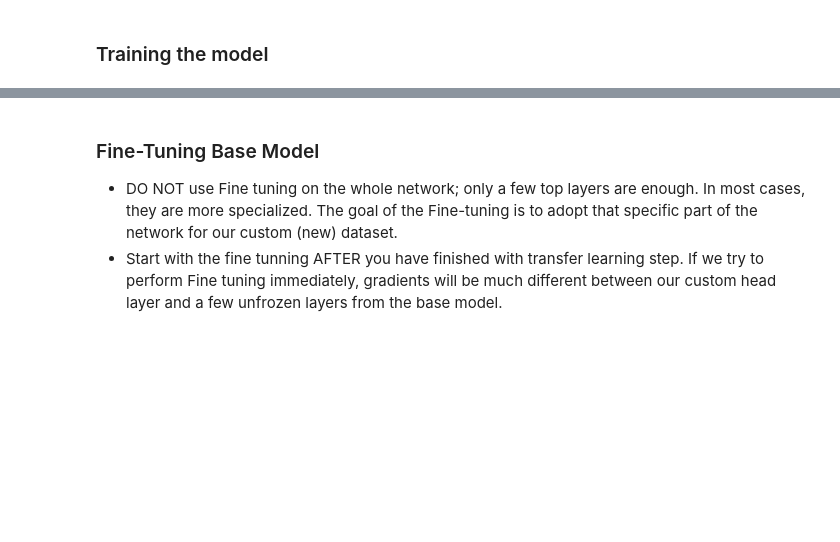
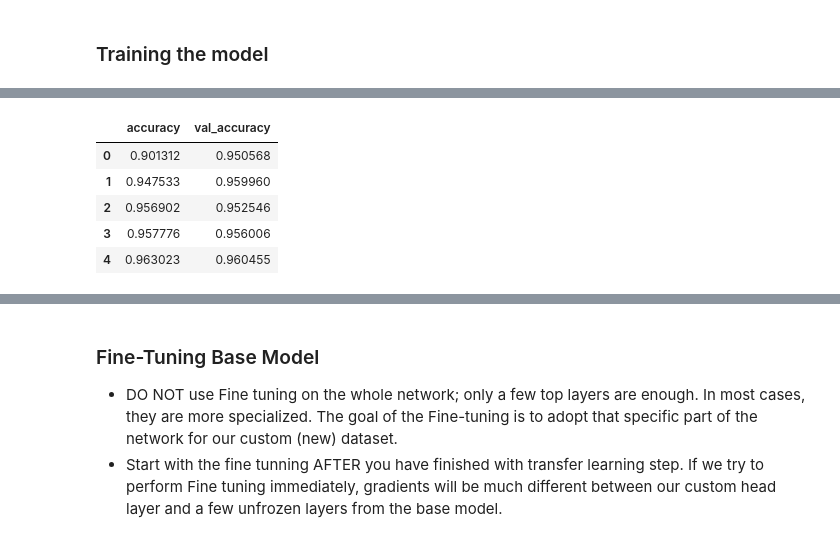
Before and after one commit to IqmanS/Deep-Learning-Notebooks, a Jupyter notebook: 6-MobileNetV2-Cat-vs-Dog-Image-Classification.ipynb, the cells around one changed output, grey strips where cells are left out. Drawn from its saved outputs; the diff is of its cells as text; code cells hidden in the pictures; blank space fills up the shorter version.

```diff
--- a/6-MobileNetV2-Cat-vs-Dog-Image-Classification.ipynb
+++ b/6-MobileNetV2-Cat-vs-Dog-Image-Classification.ipynb
@@ -95,4 +163,13 @@ history = model.fit(train_data, epochs=10, validation_data=test_data, shuffle=Tr
 df = pd.DataFrame(history.history)
 df_loss = df[['loss', 'val_loss']]
 df_acc =  df[['accuracy', 'val_accuracy']]
+# %%
+df_acc.head()
+# %% [output]
+|  | accuracy | val_accuracy |
+| 0 | 0.901312 | 0.950568 |
+| 1 | 0.947533 | 0.959960 |
+| 2 | 0.956902 | 0.952546 |
+| 3 | 0.957776 | 0.956006 |
+| 4 | 0.963023 | 0.960455 |
 # %%
```
Also changed, not shown: parts of 16 cells of this notebook.
